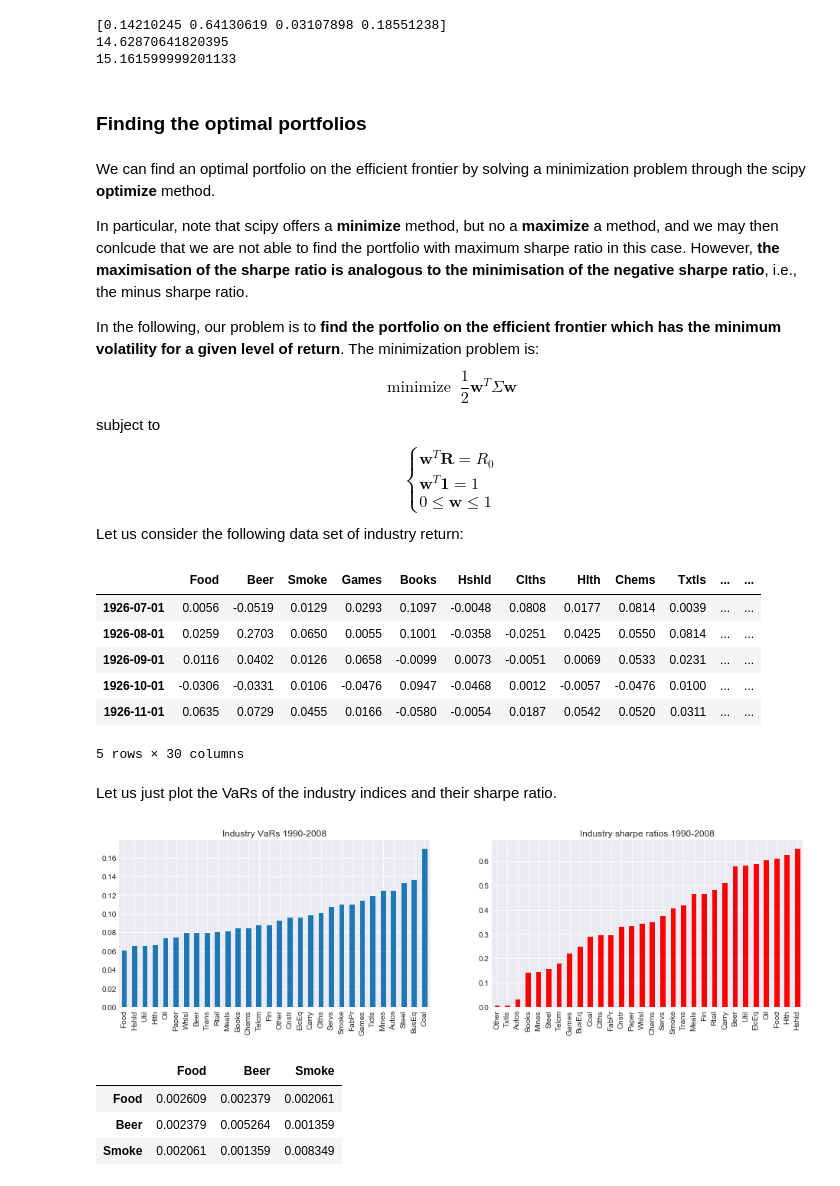
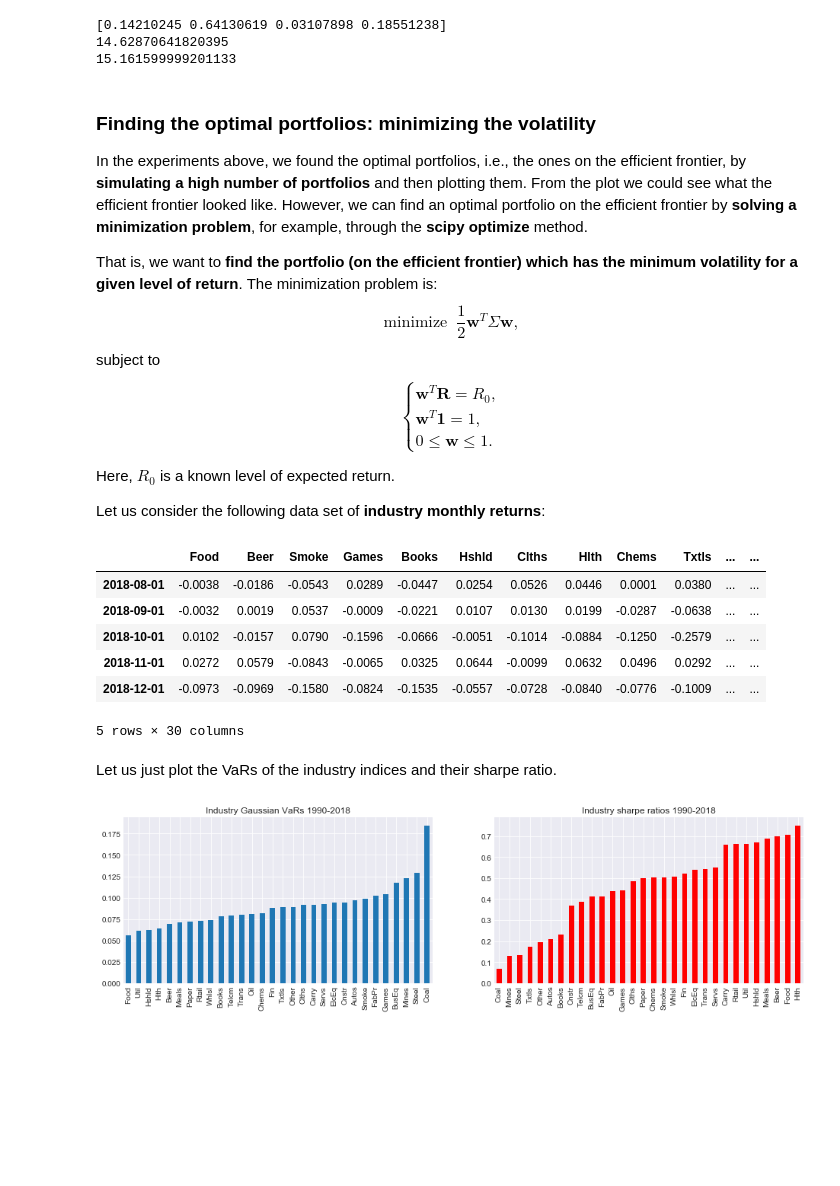
Before and after one commit to z4ir3/finance-courses, a Jupyter notebook: week-2.ipynb, the cells around one changed output. Cells and saved outputs as stored; diff of their text form; code cells hidden in the pictures; blank space fills up the shorter version.

```diff
--- a/week-2.ipynb
+++ b/week-2.ipynb
@@ -324,51 +323,47 @@ print(rr*100)
 [0.14210245 0.64130619 0.03107898 0.18551238]
 14.62870641820395
 15.161599999201133
-# %% [markdown]
-### Finding the optimal portfolios
 # %% [markdown]
-We can find an optimal portfolio on the efficient frontier by solving a minimization problem through the scipy **optimize** method.
+### Finding the optimal portfolios: minimizing the volatility
 
-In particular, note that scipy offers a **minimize** method, but no a **maximize** a method, and we may then conlcude that we are not able to find the portfolio with maximum sharpe ratio in this case. However, **the maximisation of the sharpe ratio is analogous to the minimisation of the negative sharpe ratio**, i.e., the minus sharpe ratio.
+In the experiments above, we found the optimal portfolios, i.e., the ones on the efficient frontier, by **simulating a high number of portfolios** and then plotting them. From the plot we could see what the efficient frontier looked like.
+However, we can find an optimal portfolio on the efficient frontier by **solving a minimization problem**,
+for example, through the **scipy optimize** method.
 
-In the following, our problem is to **find the portfolio on the efficient frontier which has the minimum volatility for a given level of return**. The minimization problem is:
+That is, we want to **find the portfolio (on the efficient frontier) which has the minimum volatility for a given level of return**.
+The minimization problem is:
 $$
-\text{minimize} \;\; \frac{1}{2} \mathbf{w}^T\Sigma\mathbf{w}
+\text{minimize} \;\; \frac{1}{2} \mathbf{w}^T\Sigma\mathbf{w},
 $$
 subject to
 $$
 \begin{cases}
-\mathbf{w}^T \mathbf{R} = R_0 \\
-\mathbf{w}^T \mathbf{1} = 1 \\
-0 \leq \mathbf{w} \leq 1
+\mathbf{w}^T \mathbf{R} = R_0, \\
+\mathbf{w}^T \mathbf{1} = 1, \\
+0 \leq \mathbf{w} \leq 1.
 \end{cases}
 $$
-Let us consider the following data set of industry return:
+
+Here, $R_0$ is a known level of expected return.
+
+Let us consider the following data set of **industry monthly returns**:
 # %%
 ind = erk.get_ind_returns()
-ind.head()
+ind.tail()
 # %% [output]
 |  | Food | Beer | Smoke | Games | Books | Hshld | Clths | Hlth | Chems | Txtls | ... | ... |
-| 1926-07-01 | 0.0056 | -0.0519 | 0.0129 | 0.0293 | 0.1097 | -0.0048 | 0.0808 | 0.0177 | 0.0814 | 0.0039 | ... | ... |
-| 1926-08-01 | 0.0259 | 0.2703 | 0.0650 | 0.0055 | 0.1001 | -0.0358 | -0.0251 | 0.0425 | 0.0550 | 0.0814 | ... | ... |
-| 1926-09-01 | 0.0116 | 0.0402 | 0.0126 | 0.0658 | -0.0099 | 0.0073 | -0.0051 | 0.0069 | 0.0533 | 0.0231 | ... | ... |
-| 1926-10-01 | -0.0306 | -0.0331 | 0.0106 | -0.0476 | 0.0947 | -0.0468 | 0.0012 | -0.0057 | -0.0476 | 0.0100 | ... | ... |
-| 1926-11-01 | 0.0635 | 0.0729 | 0.0455 | 0.0166 | -0.0580 | -0.0054 | 0.0187 | 0.0542 | 0.0520 | 0.0311 | ... | ... |
+| 2018-08-01 | -0.0038 | -0.0186 | -0.0543 | 0.0289 | -0.0447 | 0.0254 | 0.0526 | 0.0446 | 0.0001 | 0.0380 | ... | ... |
+| 2018-09-01 | -0.0032 | 0.0019 | 0.0537 | -0.0009 | -0.0221 | 0.0107 | 0.0130 | 0.0199 | -0.0287 | -0.0638 | ... | ... |
+| 2018-10-01 | 0.0102 | -0.0157 | 0.0790 | -0.1596 | -0.0666 | -0.0051 | -0.1014 | -0.0884 | -0.1250 | -0.2579 | ... | ... |
+| 2018-11-01 | 0.0272 | 0.0579 | -0.0843 | -0.0065 | 0.0325 | 0.0644 | -0.0099 | 0.0632 | 0.0496 | 0.0292 | ... | ... |
+| 2018-12-01 | -0.0973 | -0.0969 | -0.1580 | -0.0824 | -0.1535 | -0.0557 | -0.0728 | -0.0840 | -0.0776 | -0.1009 | ... | ... |
 5 rows × 30 columns
 # %% [markdown]
 Let us just plot the VaRs of the industry indices and their sharpe ratio.
 # %%
 fig, ax = plt.subplots(figsize=(20,4), nrows=1, ncols=2)
-erk.var_gaussian(ind["1990":"2008"], cf=True).sort_values().plot.bar(grid=True, figsize=(16,4), ax=ax[0], title="Industry VaRs 1990-2008")
-erk.sharpe_ratio(ind["1990":"2008"], 0.0, 12).sort_values().plot.bar(grid=True, figsize=(16,4), ax=ax[1], title="Industry sharpe ratios 1990-2008", color="r")
+erk.var_gaussian(ind["1990":"2018"], cf=True).sort_values().plot.bar(grid=True, figsize=(16,4), ax=ax[0], title="Industry Gaussian VaRs 1990-2018")
+erk.sharpe_ratio(ind["1990":"2018"], 0.0, 12).sort_values().plot.bar(grid=True, figsize=(16,4), ax=ax[1], title="Industry sharpe ratios 1990-2018", color="r")
 plt.show()
 # %% [output]
-[figure, old version]
+[figure, new version]
-# %%
-covmat = ind["1996":"2000"][["Food","Beer","Smoke"]].cov()
-covmat
-# %% [output]
-|  | Food | Beer | Smoke |
-| Food | 0.002609 | 0.002379 | 0.002061 |
-| Beer | 0.002379 | 0.005264 | 0.001359 |
-| Smoke | 0.002061 | 0.001359 | 0.008349 |
```
Also changed, not shown: parts of 34 cells of this notebook.
